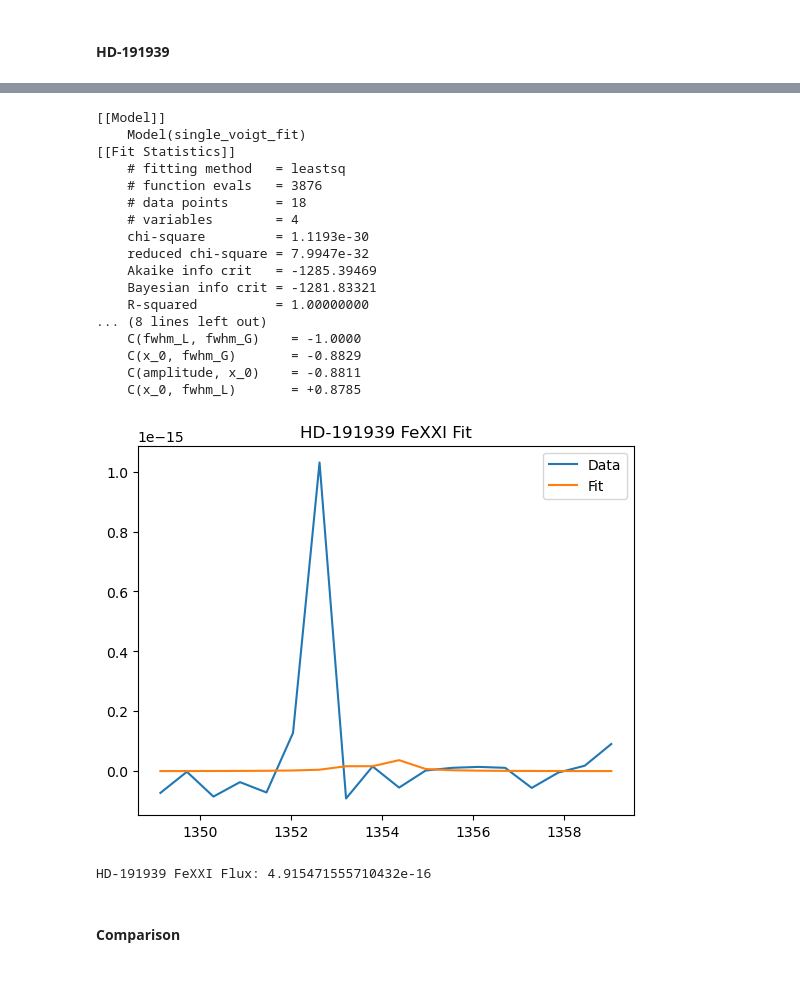
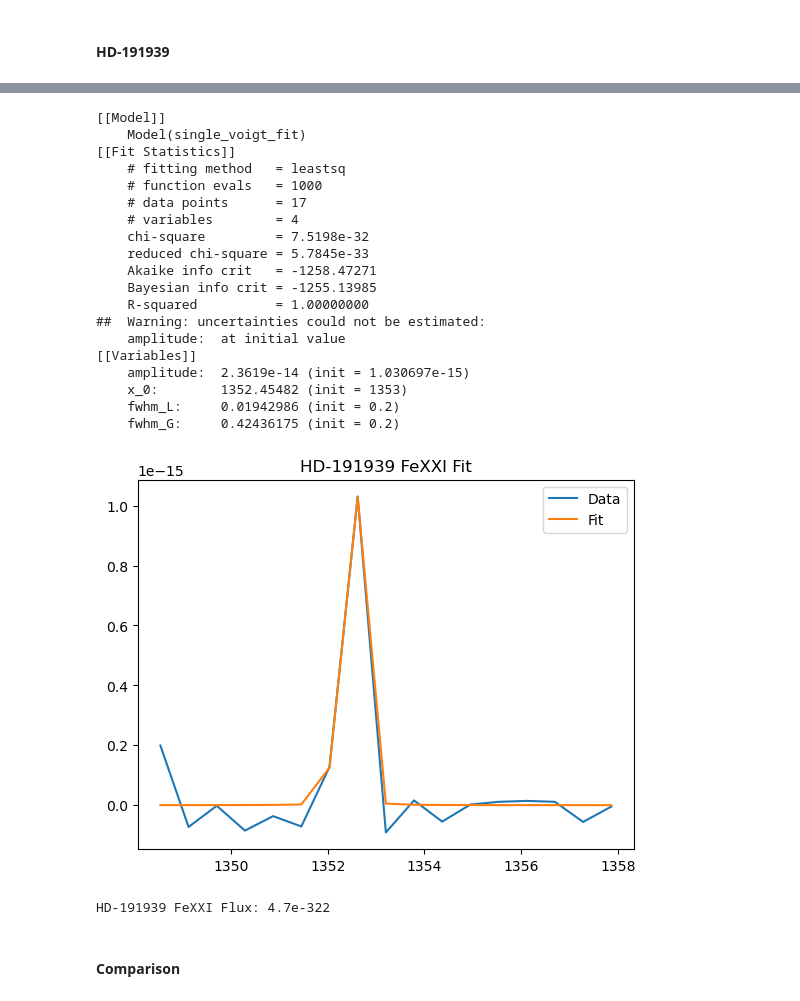
Before and after one commit to bellalongo/Star-Emission-Line-Flux, a Jupyter notebook: HD-191939/hd-191939.ipynb, the cells around one changed output, grey strips where cells are left out. Saved outputs shown, nothing was run; the diff lists cells and outputs as text; code cells hidden in the pictures.

```diff
--- a/HD-191939/hd-191939.ipynb
+++ b/HD-191939/hd-191939.ipynb
@@ -43,0 +46,8 @@ def multiple_voigt_fit(x, **params):
+# %%
+def smooth_data(wavelength_data, flux_data, error_data, sigma):
+    # Smooth data
+    smoothed_wavelength = gaussian_filter(wavelength_data, sigma)
+    smoothed_flux = gaussian_filter(flux_data, sigma)
+    smoothed_error = gaussian_filter(error_data, sigma)
+
+    return smoothed_wavelength, smoothed_flux, smoothed_error
@@ -99,0 +134,12 @@ tc_df
+# %%
+# Plot
+fig, ax = plt.subplots(2, 1)
+ax[0].plot(hd_wavelength_data, hd_flux_data, color = hd_palette[0])
+
+# Perform smoothing
+hd_wavelength_data, hd_flux_data, hd_error_data = smooth_data(hd_wavelength_data, hd_flux_data, hd_error_data, 1)
+
+ax[1].plot(hd_wavelength_data, hd_flux_data, color = hd_palette[0])
+
+plt.tight_layout()
+plt.show()
@@ -349,8 +443,8 @@ Tau Ceti CII Flux: 6.978027299164912e-16
 #### HD-191939
 # %%
 peak_width = 5
-wavelength_1 = 1354.080
-wavelength_2 = 1354.080
+wavelength_1 = 1353
+wavelength_2 = 1353
 wavelength_mask = (hd_wavelength_data > wavelength_1 - peak_width) & (hd_wavelength_data < wavelength_2 + peak_width)
 # %%
 plt.plot(hd_wavelength_data[wavelength_mask], hd_flux_data[wavelength_mask])
@@ -360,58 +454,60 @@ plt.show()
 # %%
 voigt_model = Voigt1D()
 lmfit_model = Model(single_voigt_fit)
 
 # Set initial parameter values
 init_amp = np.max(hd_flux_data[wavelength_mask])
 init_x0 = wavelength_1
 init_fwhm_g = 0.2
 init_fwhm_l = 0.2
 
 params_single = lmfit_model.make_params(amplitude=init_amp, x_0=init_x0, fwhm_L=init_fwhm_l, fwhm_G=init_fwhm_g)
 
 # Fit the model to the data
-result = lmfit_model.fit(hd_flux_data[wavelength_mask], params=params_single, x=hd_wavelength_data[wavelength_mask])
+result = lmfit_model.fit(hd_flux_data[wavelength_mask], params=params_single, x=hd_wavelength_data[wavelength_mask], max_nfev=1000)
 
 # Print fit report
 print(result.fit_report())
 
 # Plot the results
 plt.plot(hd_wavelength_data[wavelength_mask], hd_flux_data[wavelength_mask], label='Data')
 plt.plot(hd_wavelength_data[wavelength_mask], result.best_fit, label='Fit')
 plt.title('HD-191939 FeXXI Fit')
 plt.legend()
 plt.show()
 # %% [output]
 [[Model]]
     Model(single_voigt_fit)
 [[Fit Statistics]]
     # fitting method   = leastsq
-    # function evals   = 3876
-    # data points      = 18
+    # function evals   = 1000
+    # data points      = 17
     # variables        = 4
-    chi-square         = 1.1193e-30
-    reduced chi-square = 7.9947e-32
-    Akaike info crit   = -1285.39469
-    Bayesian info crit = -1281.83321
+    chi-square         = 7.5198e-32
+    reduced chi-square = 5.7845e-33
+    Akaike info crit   = -1258.47271
+    Bayesian info crit = -1255.13985
     R-squared          = 1.00000000
-... (8 lines left out)
-    C(fwhm_L, fwhm_G)    = -1.0000
-    C(x_0, fwhm_G)       = -0.8829
-    C(amplitude, x_0)    = -0.8811
-    C(x_0, fwhm_L)       = +0.8785
+##  Warning: uncertainties could not be estimated:
+    amplitude:  at initial value
+[[Variables]]
+    amplitude:  2.3619e-14 (init = 1.030697e-15)
+    x_0:        1352.45482 (init = 1353)
+    fwhm_L:     0.01942986 (init = 0.2)
+    fwhm_G:     0.42436175 (init = 0.2)
-[figure, old version]
+[figure, new version]
 # %%
 # Integrate under the line
 w0,w1 = wavelength_edges(hd_wavelength_data[wavelength_mask])
 hd_voigt = result.best_fit
 continuum = [min(hd_voigt) for _ in range(len(hd_wavelength_data[wavelength_mask]))]
-total_sumflux = np.sum(hd_flux_data[wavelength_mask]*(w1-w0)) # maybe replace with tc_flux_data[wavelength_mask]
+total_sumflux = np.sum(result.best_fit*(w1-w0)) # maybe replace with tc_flux_data[wavelength_mask]
 
 continuum_sumflux = np.sum(continuum*(w1-w0))
 hd_total_flux = total_sumflux - continuum_sumflux
 print(f'HD-191939 FeXXI Flux: {hd_total_flux}')
 # %% [output]
-HD-191939 FeXXI Flux: 4.915471555710432e-16
+HD-191939 FeXXI Flux: 4.7e-322
 # %% [markdown]
 #### Comparison
 # %%
```
Also changed, not shown: parts of 27 cells of this notebook.
